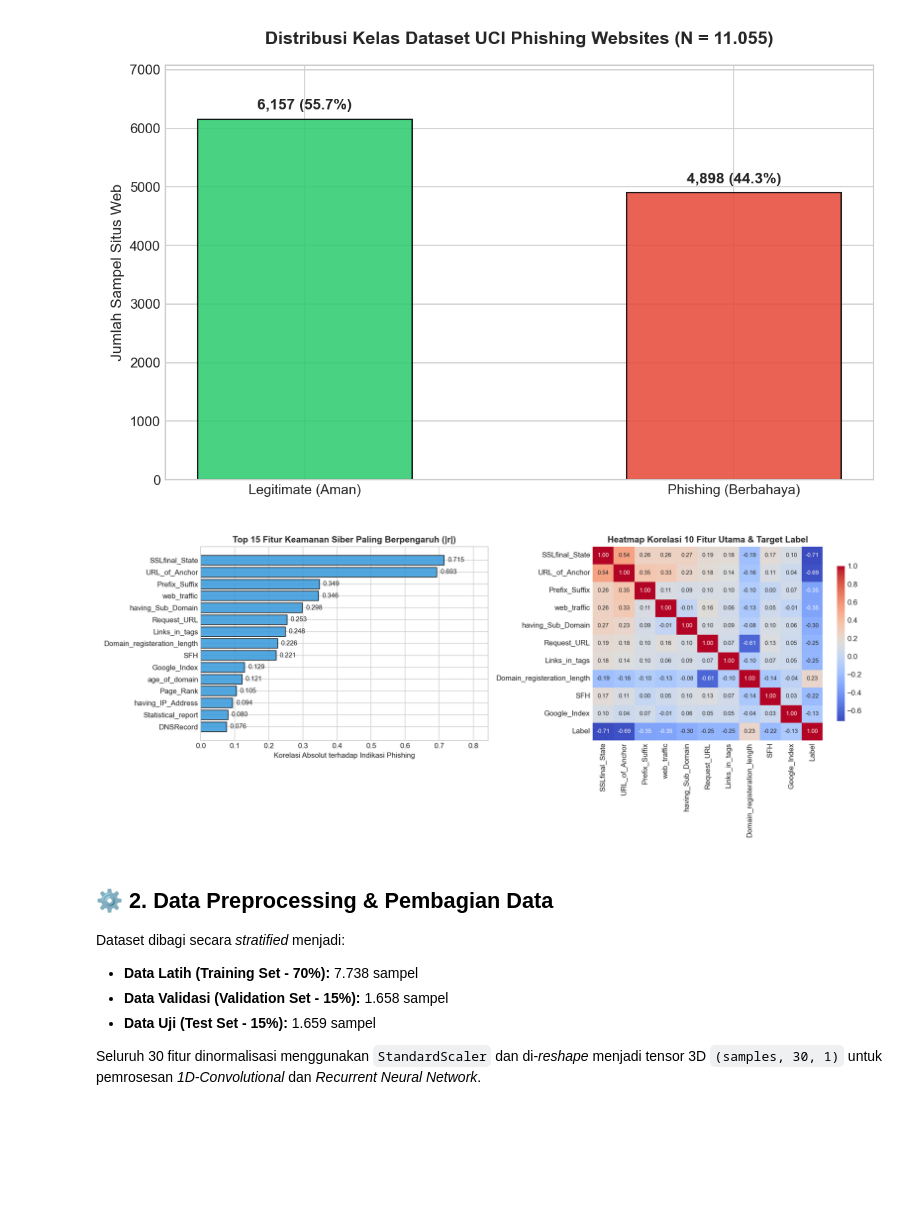
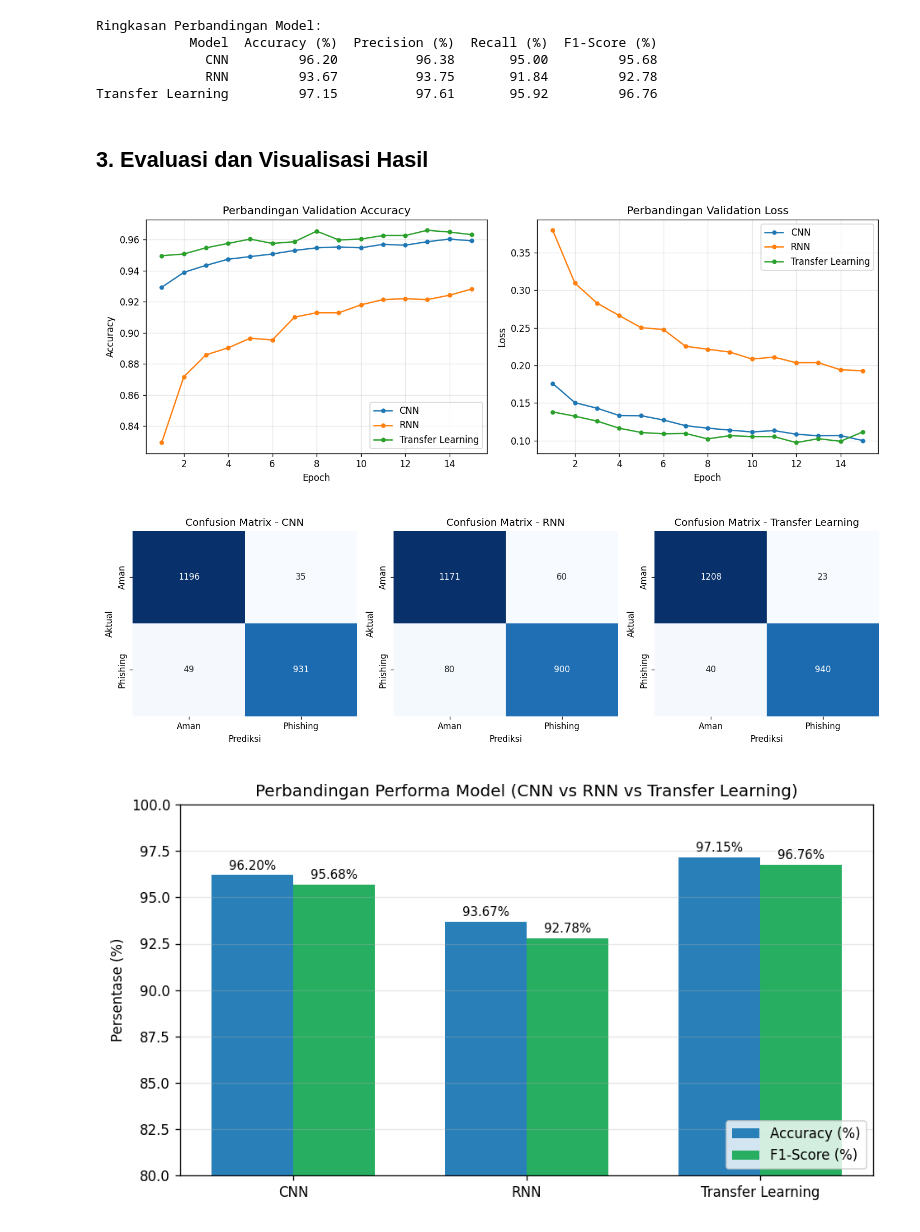
Before and after one commit to Akram-Dwf/phishing-detection-deep-learning, a Jupyter notebook: Phishing_Detection_Deep_Learning.ipynb, the cells around one changed output. Saved outputs shown, nothing was run; the diff lists cells and outputs as text; code cells hidden in the pictures; blank space fills up the shorter version.

Commit message:
refactor: simplify models to CNN, RNN, and Transfer Learning

```diff
--- a/Phishing_Detection_Deep_Learning.ipynb
+++ b/Phishing_Detection_Deep_Learning.ipynb
@@ -56,16 +69,68 @@ Visualisasi proporsi kelas antara situs web **Legitimate (Aman)** sebanyak 6.157
+# %%
+EPOCHS = 15
+BATCH_SIZE = 64
+
+# 1. Model CNN
+cnn_model = models.Sequential([
+    layers.Input(shape=(30, 1)),
+    layers.Conv1D(32, kernel_size=3, activation='relu', padding='same', name='conv_base_1'),
+    layers.MaxPooling1D(pool_size=2, name='pool_base_1'),
+    layers.Conv1D(64, kernel_size=3, activation='relu', padding='same', name='conv_base_2'),
+    layers.Flatten(name='flatten_base'),
+    layers.Dense(64, activation='relu'),
+    layers.Dropout(0.3),
+    layers.Dense(1, activation='sigmoid')
+], name='CNN')
+
+cnn_model.compile(optimizer='adam', loss='binary_crossentropy', metrics=['accuracy'])
+history_cnn = cnn_model.fit(X_train_seq, y_train, validation_split=0.2, epochs=EPOCHS, batch_size=BATCH_SIZE)
+
+# 2. Model RNN
+rnn_model = models.Sequential([
+    layers.Input(shape=(30, 1)),
+    layers.SimpleRNN(32, activation='tanh'),
+    layers.Dense(32, activation='relu'),
+    layers.Dropout(0.3),
+    layers.Dense(1, activation='sigmoid')
+], name='RNN')
+
+rnn_model.compile(optimizer='adam', loss='binary_crossentropy', metrics=['accuracy'])
+history_rnn = rnn_model.fit(X_train_seq, y_train, validation_split=0.2, epochs=EPOCHS, batch_size=BATCH_SIZE)
+
+# 3. Model Transfer Learning
+base_feature_extractor = models.Model(
+    inputs=cnn_model.inputs,
+    outputs=cnn_model.get_layer('flatten_base').output,
+    name='pretrained_cnn_base'
+)
+base_feature_extractor.trainable = False
+
+tl_model = models.Sequential([
+    layers.Input(shape=(30, 1)),
+    base_feature_extractor,
+    layers.Dense(128, activation='relu'),
+    layers.Dropout(0.3),
+    layers.Dense(64, activation='relu'),
+    layers.Dense(1, activation='sigmoid')
+], name='Transfer_Learning')
+
+tl_model.compile(optimizer='adam', loss='binary_crossentropy', metrics=['accuracy'])
+history_tl = tl_model.fit(X_train_seq, y_train, validation_split=0.2, epochs=EPOCHS, batch_size=BATCH_SIZE)
+# %% [output]
+Ringkasan Perbandingan Model:
+            Model  Accuracy (%)  Precision (%)  Recall (%)  F1-Score (%)
+              CNN         96.20          96.38       95.00         95.68
+              RNN         93.67          93.75       91.84         92.78
+Transfer Learning         97.15          97.61       95.92         96.76
+# %% [markdown]
+## 3. Evaluasi dan Visualisasi Hasil
 # %%
-# Visualisasi Distribusi Kelas & Korelasi Fitur Utama
+# Visualisasi Grafik Accuracy & Loss, Confusion Matrix, dan Perbandingan Model
 from IPython.display import Image, display
-display(Image(filename='images/01_class_distribution.png'))
-display(Image(filename='images/02_feature_correlation.png'))
+display(Image(filename='images/grafik_akurasi_loss.png'))
+display(Image(filename='images/confusion_matrix.png'))
+display(Image(filename='images/perbandingan_akurasi.png'))
 # %% [output]
-[figure, old version]
+[figure, new version]
-[figure, old version]
+[figure, new version]
+[figure, added]
-# %% [markdown]
-## ⚙️ 2. Data Preprocessing & Pembagian Data
-Dataset dibagi secara *stratified* menjadi:
-- **Data Latih (Training Set - 70%):** 7.738 sampel
-- **Data Validasi (Validation Set - 15%):** 1.658 sampel
-- **Data Uji (Test Set - 15%):** 1.659 sampel
-
-Seluruh 30 fitur dinormalisasi menggunakan `StandardScaler` dan di-*reshape* menjadi tensor 3D `(samples, 30, 1)` untuk pemrosesan *1D-Convolutional* dan *Recurrent Neural Network*.
```
Also changed, not shown: parts of 13 cells of this notebook, 20 other files.
